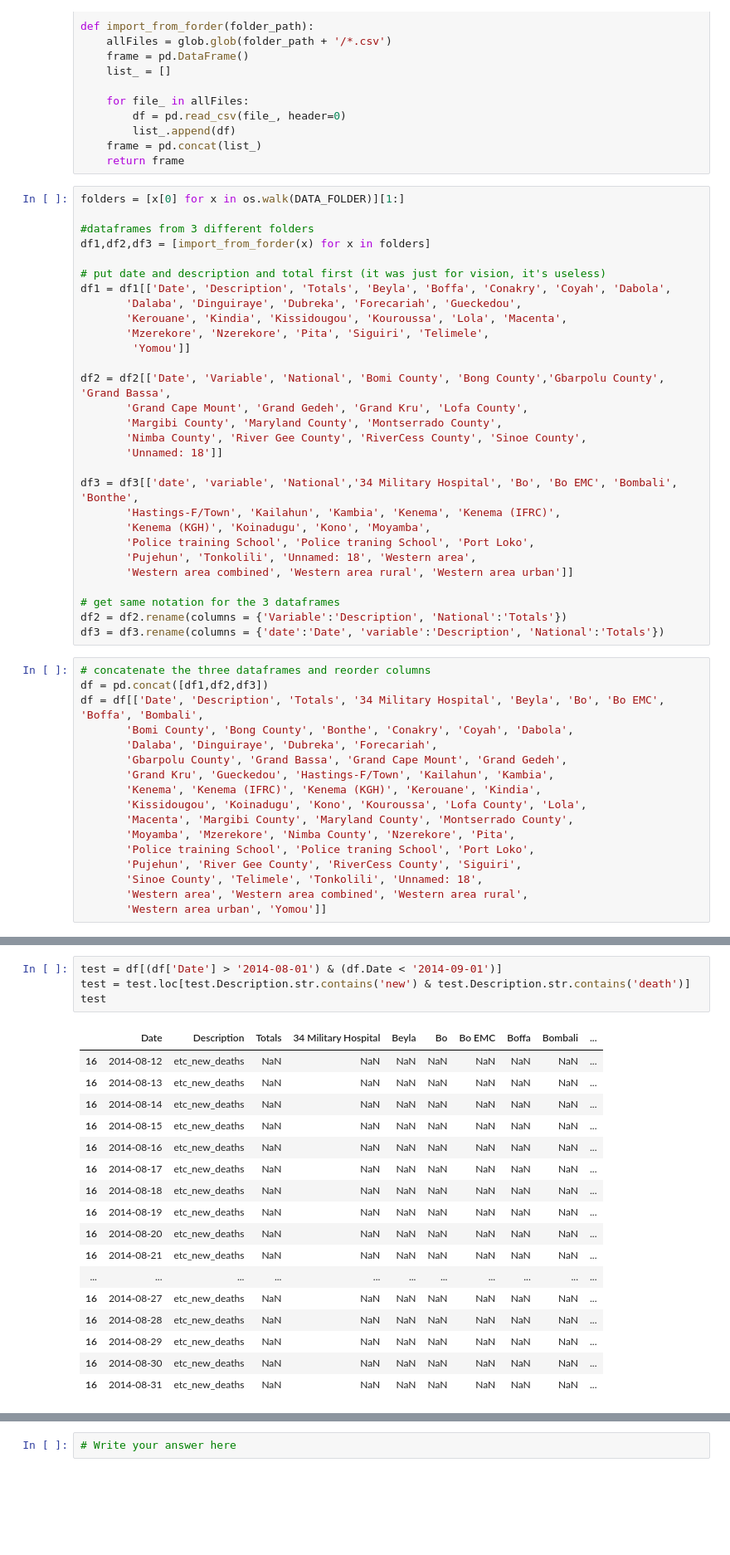
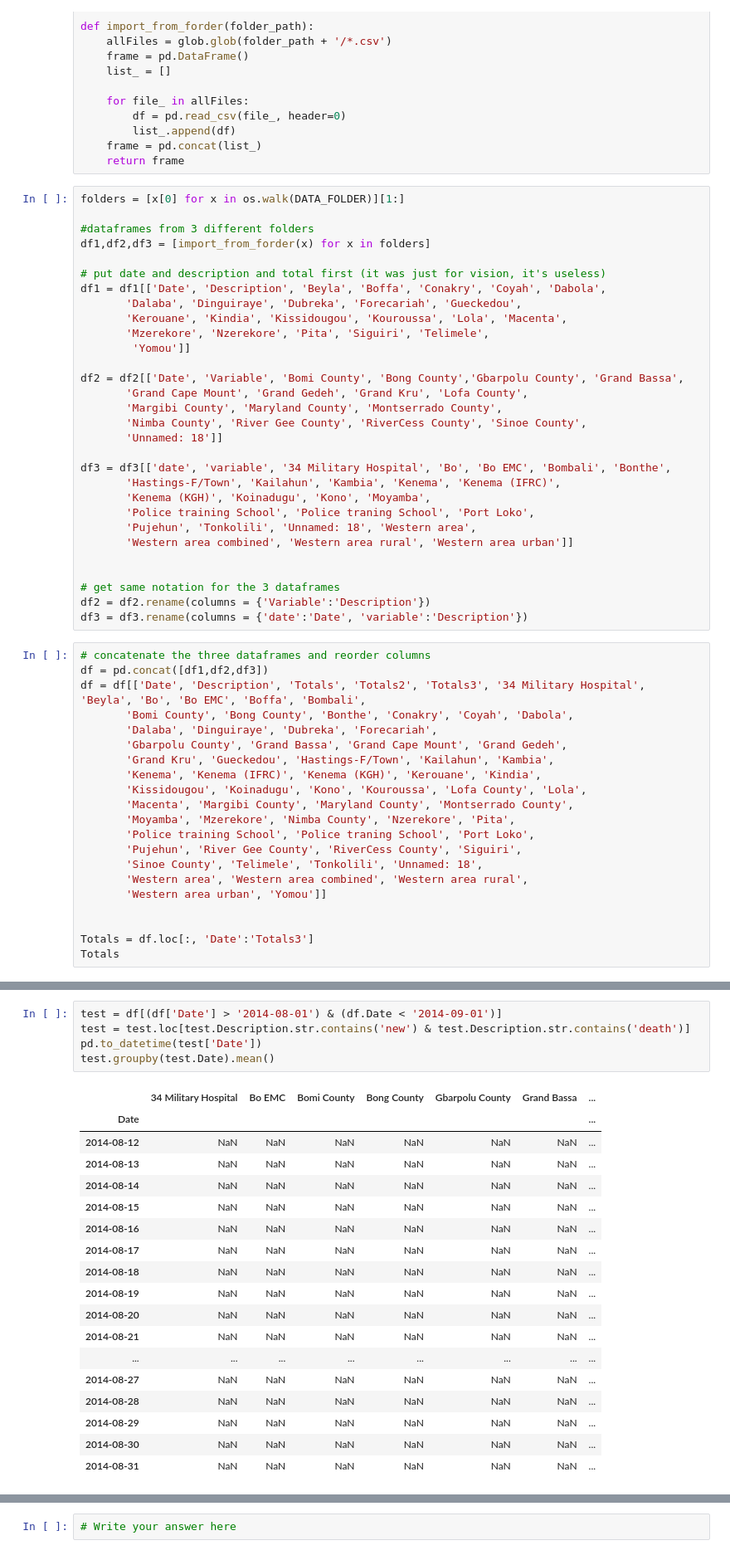
Before and after one commit to LeoWirz/LeoWirz.github.io, a Jupyter notebook: 01 - Pandas and Data Wrangling/HomeworkAns1.ipynb, the cells around one changed output, grey strips where cells are left out. Shown at 83% size. Saved outputs shown, nothing was run; the diff lists cells and outputs as text; blank space fills up the shorter version.

Commit message:
keep totals in 3 columns

```diff
--- a/01 - Pandas and Data Wrangling/HomeworkAns1.ipynb
+++ b/01 - Pandas and Data Wrangling/HomeworkAns1.ipynb
@@ -37,32 +37,33 @@ folders = [x[0] for x in os.walk(DATA_FOLDER)][1:]
 df1,df2,df3 = [import_from_forder(x) for x in folders]
 
 # put date and description and total first (it was just for vision, it's useless)
-df1 = df1[['Date', 'Description', 'Totals', 'Beyla', 'Boffa', 'Conakry', 'Coyah', 'Dabola',
+df1 = df1[['Date', 'Description', 'Beyla', 'Boffa', 'Conakry', 'Coyah', 'Dabola',
        'Dalaba', 'Dinguiraye', 'Dubreka', 'Forecariah', 'Gueckedou',
        'Kerouane', 'Kindia', 'Kissidougou', 'Kouroussa', 'Lola', 'Macenta',
        'Mzerekore', 'Nzerekore', 'Pita', 'Siguiri', 'Telimele',
         'Yomou']]
 
-df2 = df2[['Date', 'Variable', 'National', 'Bomi County', 'Bong County','Gbarpolu County', 'Grand Bassa',
+df2 = df2[['Date', 'Variable', 'Bomi County', 'Bong County','Gbarpolu County', 'Grand Bassa',
        'Grand Cape Mount', 'Grand Gedeh', 'Grand Kru', 'Lofa County',
        'Margibi County', 'Maryland County', 'Montserrado County',
        'Nimba County', 'River Gee County', 'RiverCess County', 'Sinoe County',
        'Unnamed: 18']]
 
-df3 = df3[['date', 'variable', 'National','34 Military Hospital', 'Bo', 'Bo EMC', 'Bombali', 'Bonthe',
+df3 = df3[['date', 'variable', '34 Military Hospital', 'Bo', 'Bo EMC', 'Bombali', 'Bonthe',
        'Hastings-F/Town', 'Kailahun', 'Kambia', 'Kenema', 'Kenema (IFRC)',
        'Kenema (KGH)', 'Koinadugu', 'Kono', 'Moyamba',
        'Police training School', 'Police traning School', 'Port Loko',
        'Pujehun', 'Tonkolili', 'Unnamed: 18', 'Western area',
        'Western area combined', 'Western area rural', 'Western area urban']]
 
+
 # get same notation for the 3 dataframes
-df2 = df2.rename(columns = {'Variable':'Description', 'National':'Totals'})
-df3 = df3.rename(columns = {'date':'Date', 'variable':'Description', 'National':'Totals'})
+df2 = df2.rename(columns = {'Variable':'Description'})
+df3 = df3.rename(columns = {'date':'Date', 'variable':'Description'})
 # %%
 # concatenate the three dataframes and reorder columns
 df = pd.concat([df1,df2,df3])
-df = df[['Date', 'Description', 'Totals', '34 Military Hospital', 'Beyla', 'Bo', 'Bo EMC', 'Boffa', 'Bombali',
+df = df[['Date', 'Description', 'Totals', 'Totals2', 'Totals3', '34 Military Hospital', 'Beyla', 'Bo', 'Bo EMC', 'Boffa', 'Bombali',
        'Bomi County', 'Bong County', 'Bonthe', 'Conakry', 'Coyah', 'Dabola',
        'Dalaba', 'Dinguiraye', 'Dubreka', 'Forecariah',
        'Gbarpolu County', 'Grand Bassa', 'Grand Cape Mount', 'Grand Gedeh',
@@ -76,3 +77,7 @@ df = df[['Date', 'Description', 'Totals', '34 Military Hospital', 'Beyla', 'Bo',
        'Sinoe County', 'Telimele', 'Tonkolili', 'Unnamed: 18',
        'Western area', 'Western area combined', 'Western area rural',
        'Western area urban', 'Yomou']]
+
+
+Totals = df.loc[:, 'Date':'Totals3']
+Totals
@@ -101,22 +111,24 @@ Name: Date, Length: 7128, dtype: datetime64[ns]
 # %%
 test = df[(df['Date'] > '2014-08-01') & (df.Date < '2014-09-01')]
 test = test.loc[test.Description.str.contains('new') & test.Description.str.contains('death')]
-test
+pd.to_datetime(test['Date'])
+test.groupby(test.Date).mean()
 # %% [output]
-|  | Date | Description | Totals | 34 Military Hospital | Beyla | Bo | Bo EMC | Boffa | Bombali | ... |
-| 16 | 2014-08-12 | etc_new_deaths | NaN | NaN | NaN | NaN | NaN | NaN | NaN | ... |
-| 16 | 2014-08-13 | etc_new_deaths | NaN | NaN | NaN | NaN | NaN | NaN | NaN | ... |
-| 16 | 2014-08-14 | etc_new_deaths | NaN | NaN | NaN | NaN | NaN | NaN | NaN | ... |
-| 16 | 2014-08-15 | etc_new_deaths | NaN | NaN | NaN | NaN | NaN | NaN | NaN | ... |
-| 16 | 2014-08-16 | etc_new_deaths | NaN | NaN | NaN | NaN | NaN | NaN | NaN | ... |
-| 16 | 2014-08-17 | etc_new_deaths | NaN | NaN | NaN | NaN | NaN | NaN | NaN | ... |
-| 16 | 2014-08-18 | etc_new_deaths | NaN | NaN | NaN | NaN | NaN | NaN | NaN | ... |
-| 16 | 2014-08-19 | etc_new_deaths | NaN | NaN | NaN | NaN | NaN | NaN | NaN | ... |
-| 16 | 2014-08-20 | etc_new_deaths | NaN | NaN | NaN | NaN | NaN | NaN | NaN | ... |
-| 16 | 2014-08-21 | etc_new_deaths | NaN | NaN | NaN | NaN | NaN | NaN | NaN | ... |
-| ... | ... | ... | ... | ... | ... | ... | ... | ... | ... | ... |
-| 16 | 2014-08-27 | etc_new_deaths | NaN | NaN | NaN | NaN | NaN | NaN | NaN | ... |
-| 16 | 2014-08-28 | etc_new_deaths | NaN | NaN | NaN | NaN | NaN | NaN | NaN | ... |
-| 16 | 2014-08-29 | etc_new_deaths | NaN | NaN | NaN | NaN | NaN | NaN | NaN | ... |
-| 16 | 2014-08-30 | etc_new_deaths | NaN | NaN | NaN | NaN | NaN | NaN | NaN | ... |
-| 16 | 2014-08-31 | etc_new_deaths | NaN | NaN | NaN | NaN | NaN | NaN | NaN | ... |
+|  | 34 Military Hospital | Bo EMC | Bomi County | Bong County | Gbarpolu County | Grand Bassa | ... |
+| Date |  |  |  |  |  |  | ... |
+| 2014-08-12 | NaN | NaN | NaN | NaN | NaN | NaN | ... |
+| 2014-08-13 | NaN | NaN | NaN | NaN | NaN | NaN | ... |
+| 2014-08-14 | NaN | NaN | NaN | NaN | NaN | NaN | ... |
+| 2014-08-15 | NaN | NaN | NaN | NaN | NaN | NaN | ... |
+| 2014-08-16 | NaN | NaN | NaN | NaN | NaN | NaN | ... |
+| 2014-08-17 | NaN | NaN | NaN | NaN | NaN | NaN | ... |
+| 2014-08-18 | NaN | NaN | NaN | NaN | NaN | NaN | ... |
+| 2014-08-19 | NaN | NaN | NaN | NaN | NaN | NaN | ... |
+| 2014-08-20 | NaN | NaN | NaN | NaN | NaN | NaN | ... |
+| 2014-08-21 | NaN | NaN | NaN | NaN | NaN | NaN | ... |
+| ... | ... | ... | ... | ... | ... | ... | ... |
+| 2014-08-27 | NaN | NaN | NaN | NaN | NaN | NaN | ... |
+| 2014-08-28 | NaN | NaN | NaN | NaN | NaN | NaN | ... |
+| 2014-08-29 | NaN | NaN | NaN | NaN | NaN | NaN | ... |
+| 2014-08-30 | NaN | NaN | NaN | NaN | NaN | NaN | ... |
+| 2014-08-31 | NaN | NaN | NaN | NaN | NaN | NaN | ... |
```
Also changed, not shown: parts of 3 cells of this notebook.
